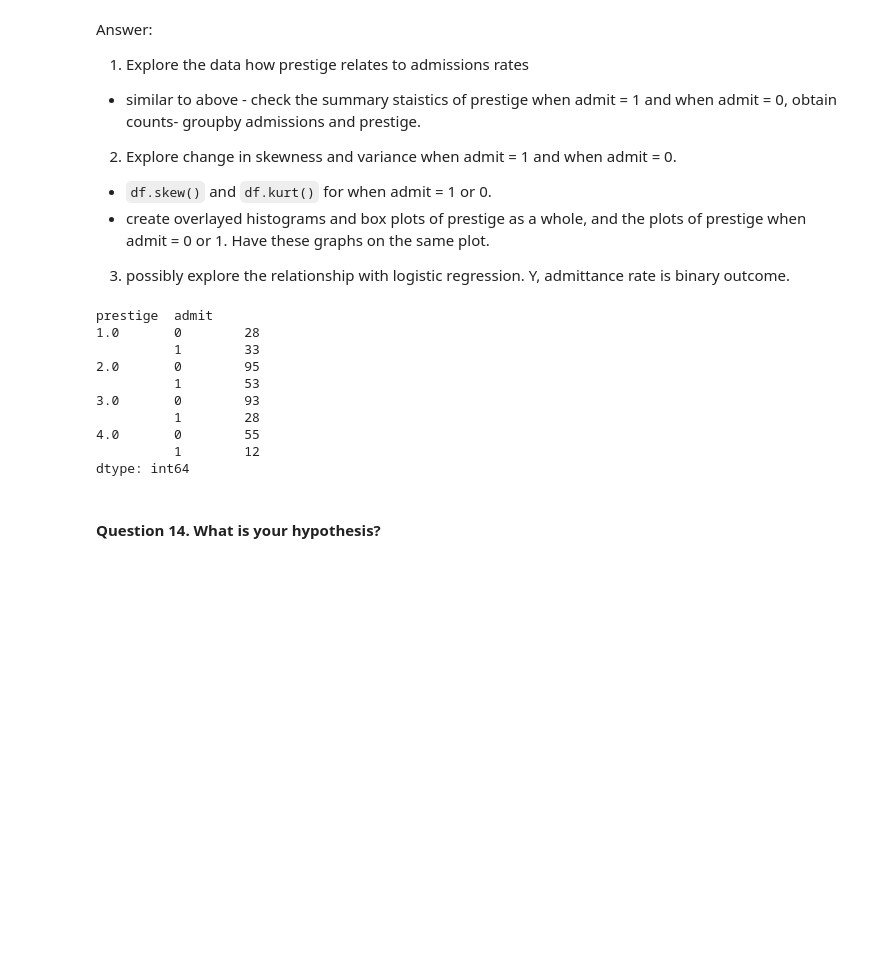
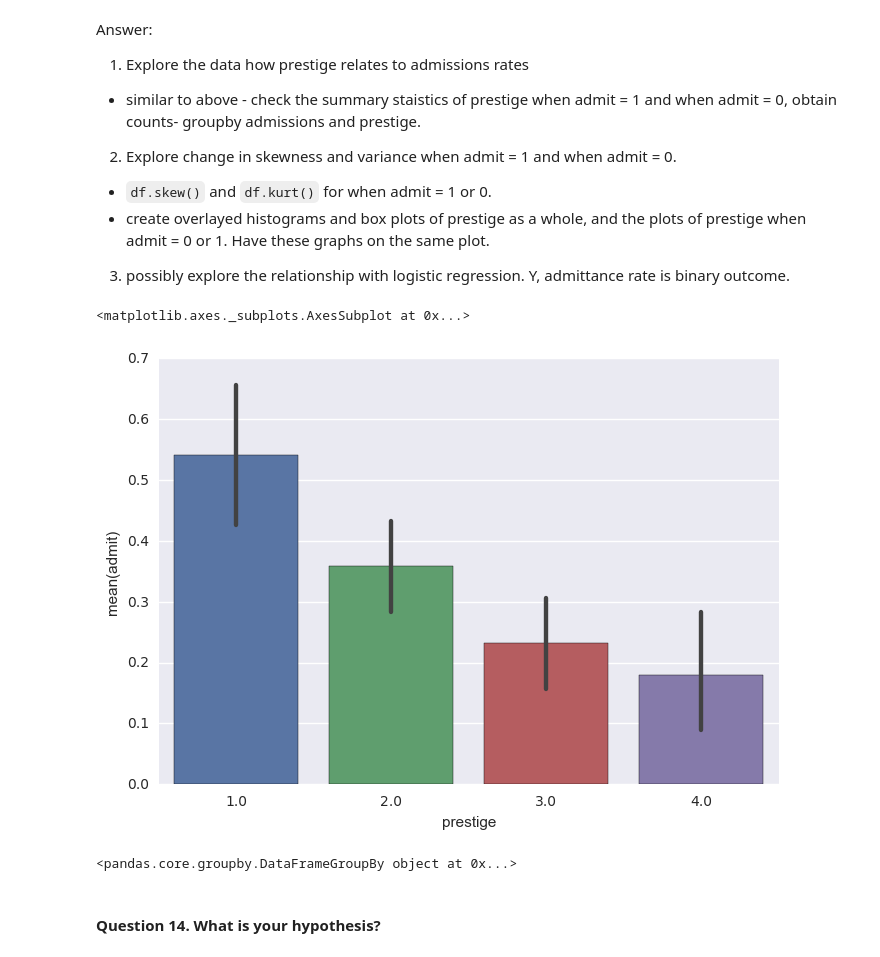
Before and after one commit to akell47/DataSciCourse, a Jupyter notebook: projects/unit-projects/project-2/starter-code/project2-starter.ipynb, the cells around one changed output. Drawn from its saved outputs; the diff is of its cells as text; code cells hidden in the pictures; blank space fills up the shorter version.

Commit message:
bar graph added

```diff
--- a/projects/unit-projects/project-2/starter-code/project2-starter.ipynb
+++ b/projects/unit-projects/project-2/starter-code/project2-starter.ipynb
@@ -321,19 +326,16 @@ Answer: <br/>
  * create overlayed histograms and box plots of prestige as a whole, and the plots of prestige when admit = 0 or 1. Have these graphs on the same plot.
 3. possibly explore the relationship with logistic regression. Y, admittance rate is binary outcome.
 # %%
-df.groupby(["prestige", "admit"]).size()
+import seaborn as sns
+sns.barplot(x=df["prestige"], y=df.admit)
 # how do I turn this into a bar graph??
 # %% [output]
-prestige  admit
-1.0       0        28
-          1        33
-2.0       0        95
-          1        53
-3.0       0        93
-          1        28
-4.0       0        55
-          1        12
-dtype: int64
+<matplotlib.axes._subplots.AxesSubplot at 0x...>
+[figure, added]
+# %%
+df.groupby(["prestige", "admit"])
+# %% [output]
+<pandas.core.groupby.DataFrameGroupBy object at 0x...>
 # %% [markdown]
 #### Question 14. What is your hypothesis?
 # %% [markdown]
```
Also changed, not shown: parts of 10 cells of this notebook.
